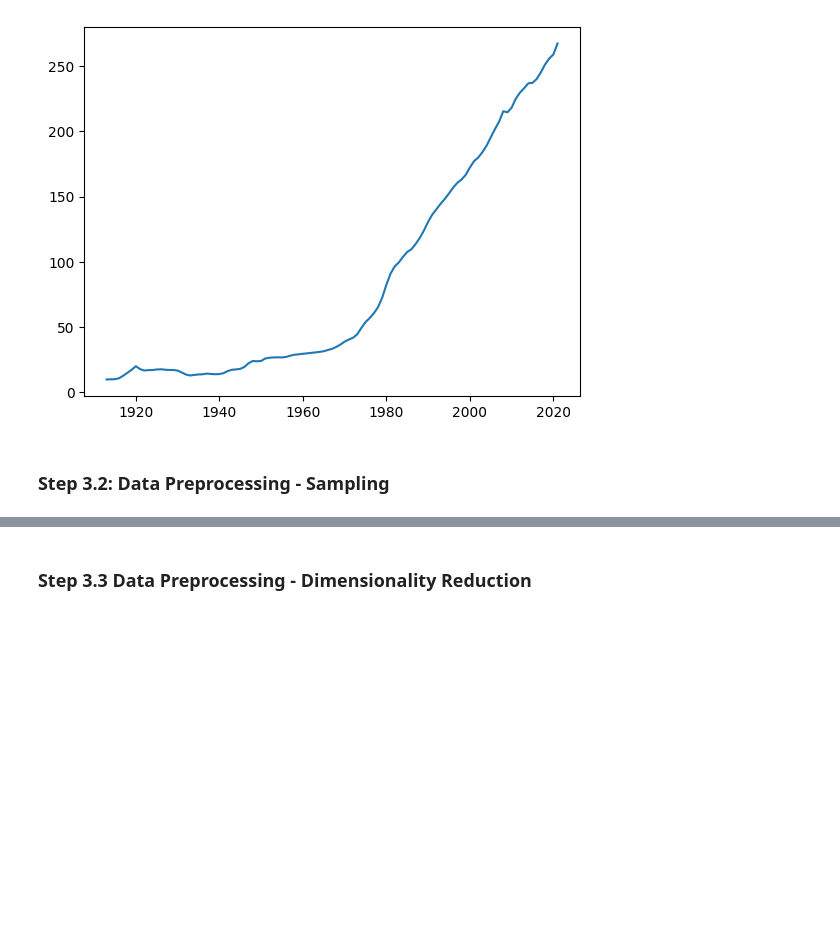
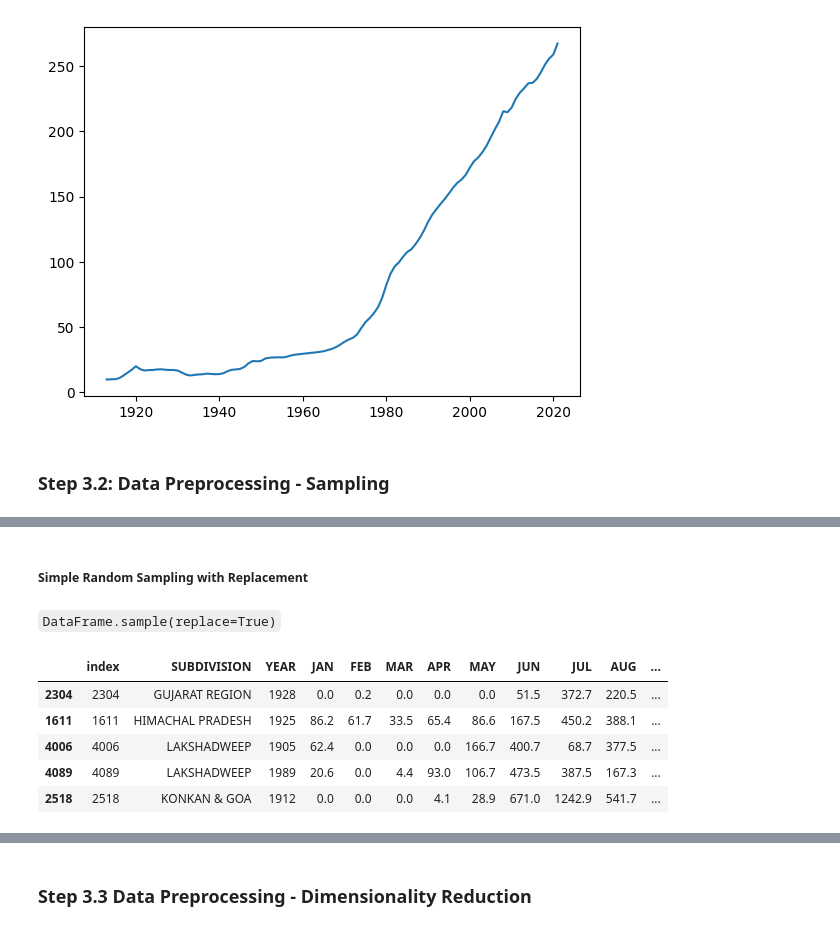
Before and after one commit to bhaskar-ruthvik/CS-F415-Data-Mining-Notebooks, a Jupyter notebook: 01-Data-Preprocessing.ipynb, the cells around one changed output, grey strips where cells are left out. Cells and saved outputs as stored; diff of their text form; code cells hidden in the pictures; blank space fills up the shorter version.

```diff
--- a/01-Data-Preprocessing.ipynb
+++ b/01-Data-Preprocessing.ipynb
@@ -368,0 +390,14 @@ plt.show()
+# %% [markdown]
+##### Simple Random Sampling with Replacement
+# %% [markdown]
+`DataFrame.sample(replace=True)`
+# %%
+random_sampled_replacement_df = df_sampling.sample(36,replace=True) # Sampling 10 random items
+random_sampled_replacement_df.head()
+# %% [output]
+|  | index | SUBDIVISION | YEAR | JAN | FEB | MAR | APR | MAY | JUN | JUL | AUG | ... |
+| 2304 | 2304 | GUJARAT REGION | 1928 | 0.0 | 0.2 | 0.0 | 0.0 | 0.0 | 51.5 | 372.7 | 220.5 | ... |
+| 1611 | 1611 | HIMACHAL PRADESH | 1925 | 86.2 | 61.7 | 33.5 | 65.4 | 86.6 | 167.5 | 450.2 | 388.1 | ... |
+| 4006 | 4006 | LAKSHADWEEP | 1905 | 62.4 | 0.0 | 0.0 | 0.0 | 166.7 | 400.7 | 68.7 | 377.5 | ... |
+| 4089 | 4089 | LAKSHADWEEP | 1989 | 20.6 | 0.0 | 4.4 | 93.0 | 106.7 | 473.5 | 387.5 | 167.3 | ... |
+| 2518 | 2518 | KONKAN & GOA | 1912 | 0.0 | 0.0 | 0.0 | 4.1 | 28.9 | 671.0 | 1242.9 | 541.7 | ... |
```
Also changed, not shown: parts of 13 cells of this notebook.
